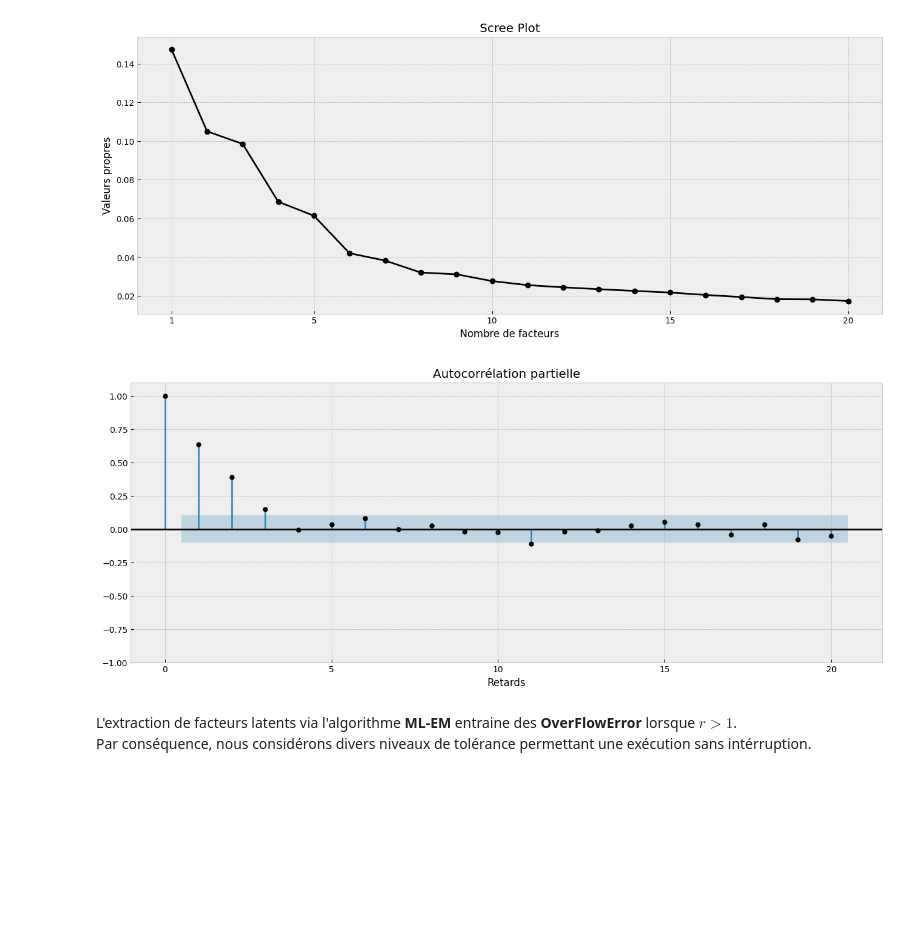
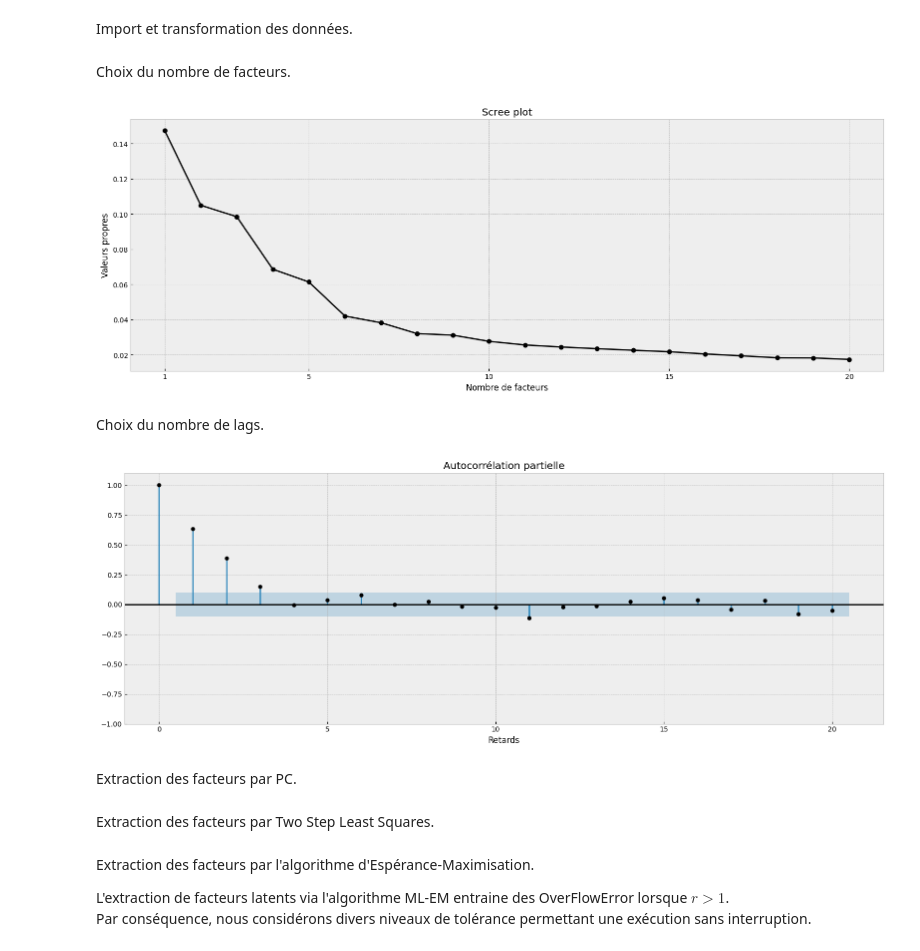
Before and after one commit to Jbdelrio/GestionQuant2DFM, a Jupyter notebook: main.ipynb, the cells around one changed output. Drawn from its saved outputs; the diff is of its cells as text; code cells hidden in the pictures; blank space fills up the shorter version.

```diff
--- a/main.ipynb
+++ b/main.ipynb
@@ -653,6 +660,8 @@ def augmented_ols(Yi: np.ndarray, q: int, F: np.ndarray=None, s: int=0) -> tuple
     R2_adj = 1 - ((1 - R2) * (T - max_lag - 1) / (T - max_lag - k))
     # Renvoi des coefs, p-valeurs, écart-type des résidus, R2 ajusté
     return coefs, pvals, np.sqrt(sigma2_eps.item()), R2_adj
+# %% [markdown]
+Import et transformation des données.
 # %%
 # Lecture du fichier *.txt
 data = pd.read_csv('fredmq.txt', sep=',').set_index(keys='Date')
@@ -680,18 +691,27 @@ estimation_sample_std = (estimation_sample - estimation_sample.mean(axis=0)) / e
+# %% [markdown]
+Choix du nombre de facteurs.
 # %%
 # Passage des données standardisées au format np.ndarray
 Y = estimation_sample_std.to_numpy()
+# Nombre d'observations et de variables
+T, N = Y.shape
 # Calcul des r = 20 premières valeurs propres de la matrice de covariance de Y par PC
 _, _, eigvals = pc(Y, r=20)
 
 # Scree plot des valeurs propres de la matrice de covariance de Y
 plt.figure(figsize=(16, 6))
 plt.plot(np.arange(1, 21, 1), eigvals / 100, marker='o', color='black')
+
 plt.xlabel('Nombre de facteurs'), plt.ylabel('Valeurs propres')
-plt.title('Scree Plot')
+plt.title('Scree plot')
 plt.xticks(ticks=[1, 5, 10, 15, 20])
+
+plt.tight_layout()
 plt.show()
 # %% [output]
-[figure, old version]
+[figure, new version]
+# %% [markdown]
+Choix du nombre de lags.
 # %%
 # Extraction d'un unique facteur par PC
 pc_factor, _, _ = pc(Y, r=1)
@@ -699,12 +719,17 @@ pc_factor, _, _ = pc(Y, r=1)
 # PACF de l'unique facteur extrait par PC
 fig, ax = plt.subplots(figsize=(16, 6))
 plot_pacf(x=pc_factor, ax=ax, lags=20, color='black')
+
 plt.xlabel('Retards')
 plt.title('Autocorrélation partielle')
 plt.ylim([-1, 1.1])
+
+plt.tight_layout()
 plt.show()
 # %% [output]
-[figure, old version]
+[figure, new version]
+# %% [markdown]
+Extraction des facteurs par PC.
 # %%
 # Nombres de facteurs latents à extraire
 n_factors = [1, 3, 7]
@@ -719,6 +744,8 @@ for r in n_factors:
         'Factors': pc_factors,
         'Loadings': pc_loadings
     }
+# %% [markdown]
+Extraction des facteurs par Two Step Least Squares.
 # %%
 # Dictionnaire contenant les résultats de l'extraction par TS-LS
 tsls_results = {}
@@ -734,8 +761,10 @@ for r in n_factors:
         'Diag Sigma E': tsls_diag_sigma_e
     }
 # %% [markdown]
-L'extraction de facteurs latents via l'algorithme **ML-EM** entraine des **OverFlowError** lorsque $r > 1$.
-Par conséquence, nous considérons divers niveaux de tolérance permettant une exécution sans intérruption.
+Extraction des facteurs par l'algorithme d'Espérance-Maximisation.
+
+L'extraction de facteurs latents via l'algorithme ML-EM entraine des OverFlowError lorsque $r > 1$.
+Par conséquence, nous considérons divers niveaux de tolérance permettant une exécution sans interruption.
 # %%
 # Niveaux de tolérance à considérer pour r = 1, 3, 7
 tols = [1e-4, 10, 100]
```
Also changed, not shown: parts of 6 cells of this notebook.
